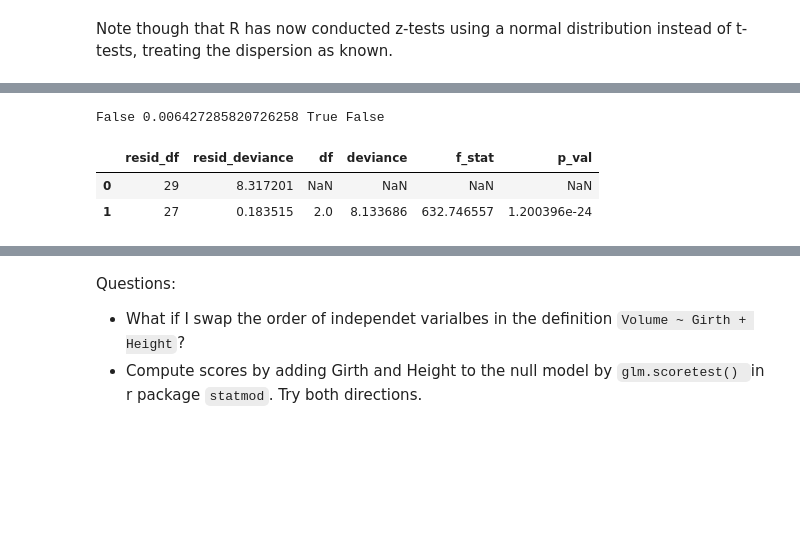
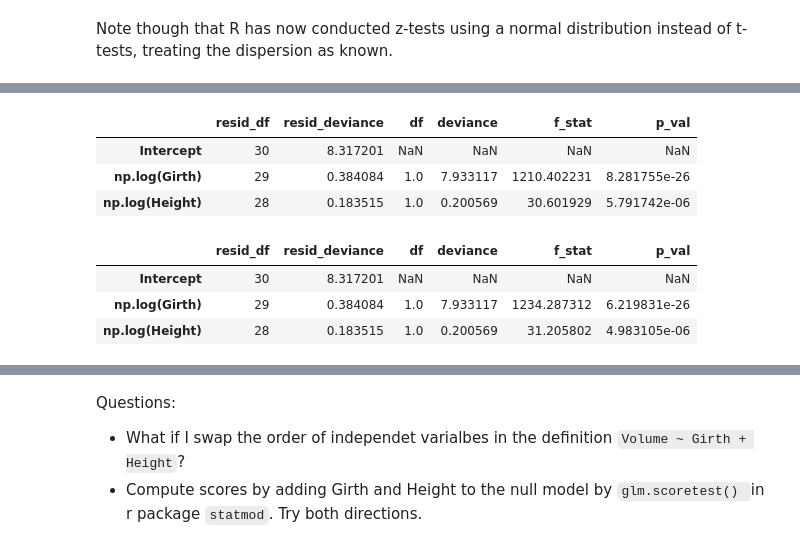
Before and after one commit to Many98/GLM_R2Py, a Jupyter notebook: Python/01ZLMA_ex04.ipynb, the cells around one changed output, grey strips where cells are left out. Cells and saved outputs as stored; diff of their text form; code cells hidden in the pictures; blank space fills up the shorter version.

```diff
--- a/Python/01ZLMA_ex04.ipynb
+++ b/Python/01ZLMA_ex04.ipynb
@@ -456,13 +491,15 @@ print(tab, digits=3)
 # %%
-anova(model_trees_GH, test="F", dispersion=phi_meandev)
+display(anova(model_trees_GH, test="F", dispersion=phi_meandev))
 anova(model_trees_GH, test="F", dispersion=phi_pearson)
+# %% [output]
+|  | resid_df | resid_deviance | df | deviance | f_stat | p_val |
+| Intercept | 30 | 8.317201 | NaN | NaN | NaN | NaN |
+| np.log(Girth) | 29 | 0.384084 | 1.0 | 7.933117 | 1210.402231 | 8.281755e-26 |
+| np.log(Height) | 28 | 0.183515 | 1.0 | 0.200569 | 30.601929 | 5.791742e-06 |
+|  | resid_df | resid_deviance | df | deviance | f_stat | p_val |
+| Intercept | 30 | 8.317201 | NaN | NaN | NaN | NaN |
+| np.log(Girth) | 29 | 0.384084 | 1.0 | 7.933117 | 1234.287312 | 6.219831e-26 |
+| np.log(Height) | 28 | 0.183515 | 1.0 | 0.200569 | 31.205802 | 4.983105e-06 |
-# %%
-anova(model_trees_GH, test="F")
-# %% [output]
-False 0.006427285820726258 True False
-|  | resid_df | resid_deviance | df | deviance | f_stat | p_val |
-| 0 | 29 | 8.317201 | NaN | NaN | NaN | NaN |
-| 1 | 27 | 0.183515 | 2.0 | 8.133686 | 632.746557 | 1.200396e-24 |
 # %%
 anova(model_trees_0, model_trees_GH, test="F")
 # %% [output]
```
Also changed, not shown: parts of 33 cells of this notebook, 5 other files.
